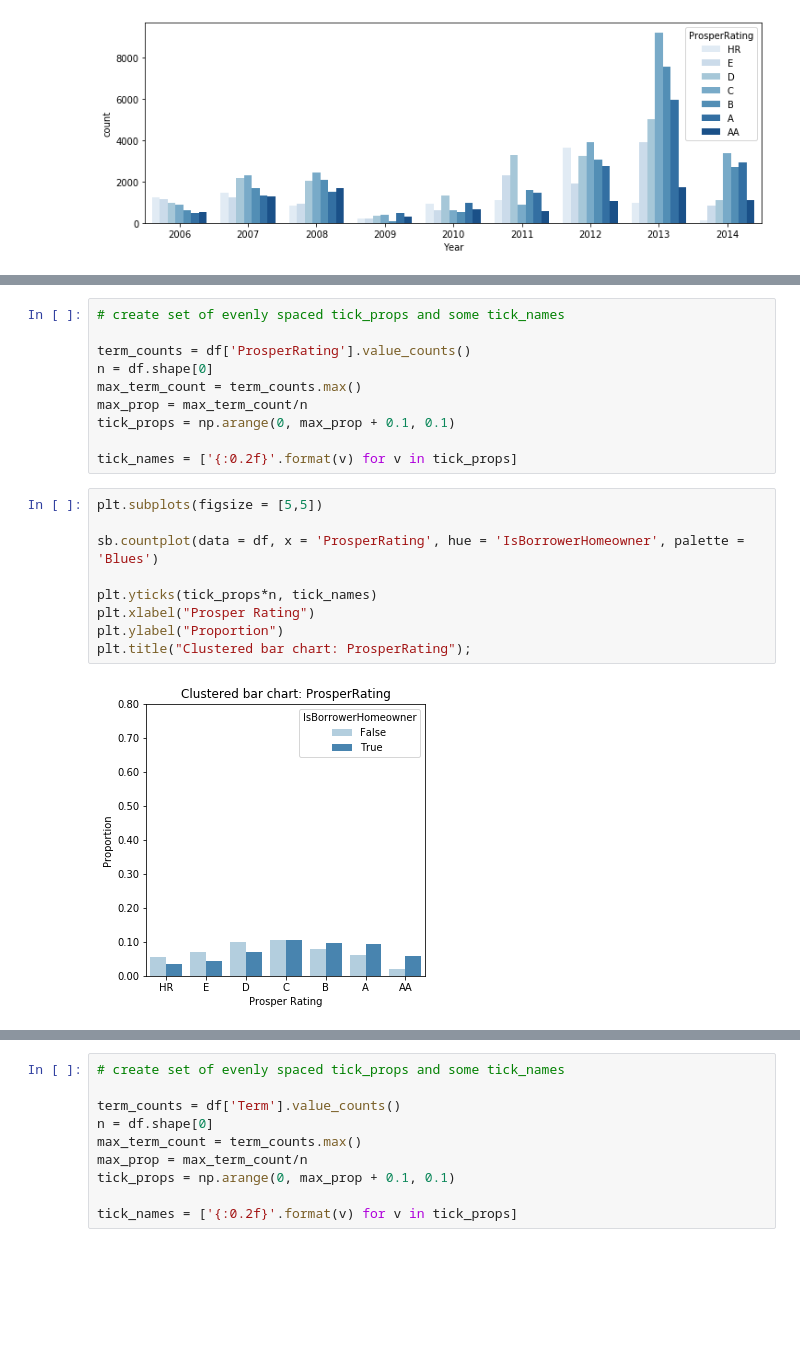
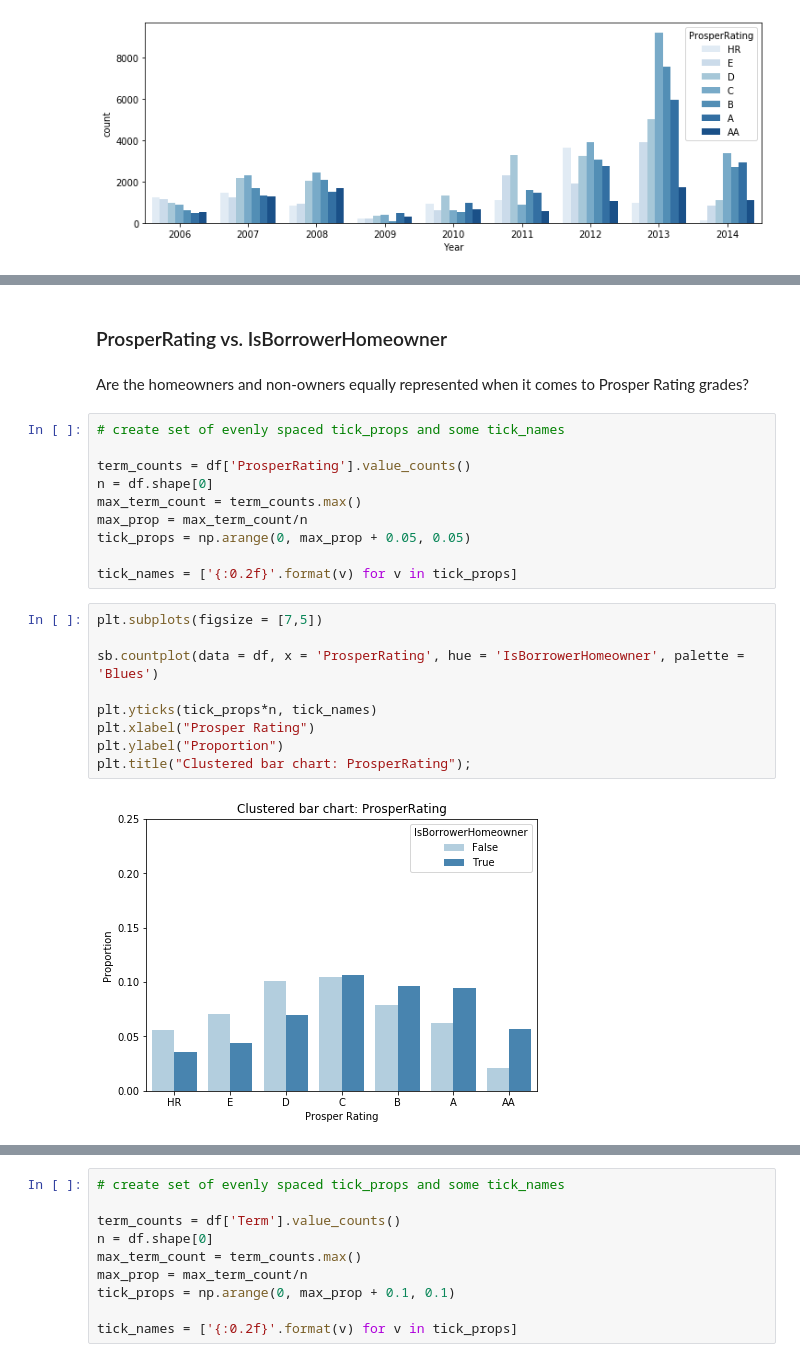
Before and after one commit to trulsmoller/communicate_data_findings, a Jupyter notebook: Exploration-of_Prosper-loan-data.ipynb, the cells around one changed output, grey strips where cells are left out. Drawn from its saved outputs; the diff is of its cells as text; blank space fills up the shorter version.

```diff
--- a/Exploration-of_Prosper-loan-data.ipynb
+++ b/Exploration-of_Prosper-loan-data.ipynb
@@ -914,3 +954,7 @@ sb.countplot(data = df, x = 'Year', hue = 'ProsperRating', palette = 'Blues');
+# %% [markdown]
+### ProsperRating vs. IsBorrowerHomeowner
+# %% [markdown]
+Are the homeowners and non-owners equally represented when it comes to Prosper Rating grades?
 # %%
 # create set of evenly spaced tick_props and some tick_names
 
@@ -918,17 +962,17 @@ term_counts = df['ProsperRating'].value_counts()
 n = df.shape[0]
 max_term_count = term_counts.max()
 max_prop = max_term_count/n
-tick_props = np.arange(0, max_prop + 0.1, 0.1)
+tick_props = np.arange(0, max_prop + 0.05, 0.05)
 
 tick_names = ['{:0.2f}'.format(v) for v in tick_props]
 # %%
-plt.subplots(figsize = [5,5])
+plt.subplots(figsize = [7,5])
 
 sb.countplot(data = df, x = 'ProsperRating', hue = 'IsBorrowerHomeowner', palette = 'Blues')
 
 plt.yticks(tick_props*n, tick_names)
 plt.xlabel("Prosper Rating")
 plt.ylabel("Proportion")
 plt.title("Clustered bar chart: ProsperRating");
 # %% [output]
-[figure, old version]
+[figure, new version]
```
Also changed, not shown: parts of 111 cells of this notebook, 2 other files.
